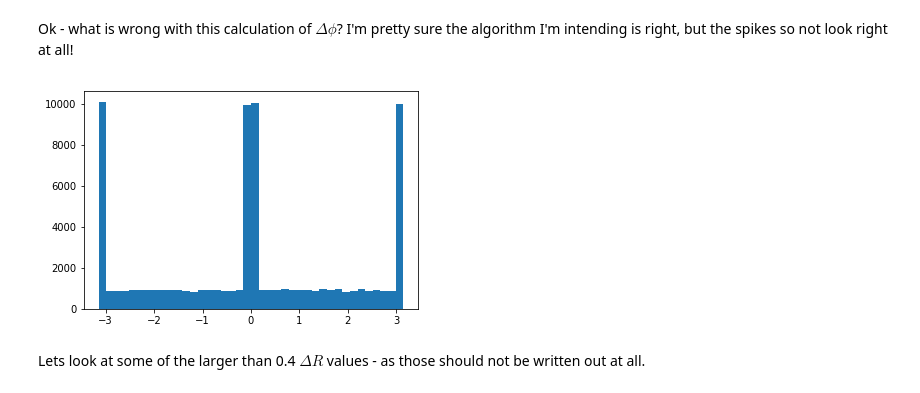
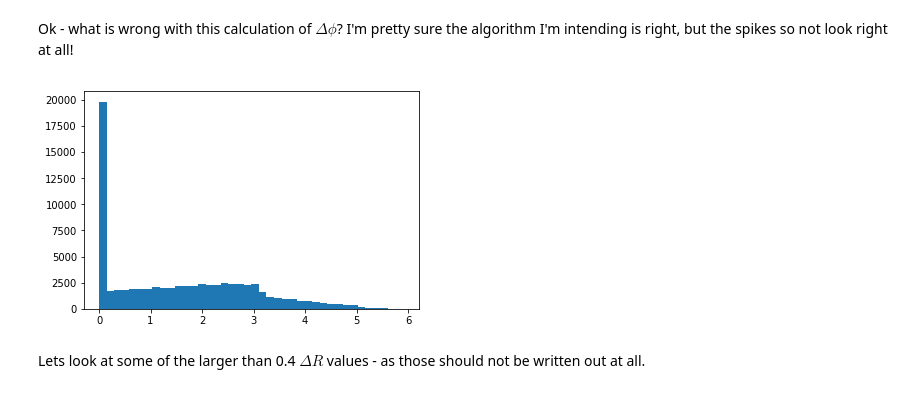
Before and after one commit to gordonwatts/calratio-perjet-training, a Jupyter notebook: notebooks/Input Variable Plots.ipynb, the cells around one changed output. Cells and saved outputs as stored; diff of their text form; code cells hidden in the pictures.

Commit message:
Fine tuning the debugging
The plots with eta in them are going to change. Soonish.

```diff
--- a/notebooks/Input Variable Plots.ipynb
+++ b/notebooks/Input Variable Plots.ipynb
@@ -165,6 +149,8 @@ In the $L_xy$ vs $\eta$ plots above, there is a significant number of particles
 Lx = m125_m55_ltlow.Lx[m125_m55_ltlow.IsLLP]
 Ly = m125_m55_ltlow.Ly[m125_m55_ltlow.IsLLP]
 Lz = m125_m55_ltlow.Lz[m125_m55_ltlow.IsLLP]
+Leta = m125_m55_ltlow.Leta[m125_m55_ltlow.IsLLP]
+Lphi = m125_m55_ltlow.Lphi[m125_m55_ltlow.IsLLP]
 
 plt.hist(Lz, bins=40)
 plt.title('m125_m55_ltlow')
@@ -194,17 +175,17 @@ L_eta = -0.5*np.log((1-L_cosTheta)/(1+L_cosTheta))
 # %% [markdown]
 Ok - what is wrong with this calculation of $\Delta\phi$? I'm pretty sure the algorithm I'm intending is right, but the spikes so not look right at all!
 # %%
-JL_D_eta = m125_m55_ltlow.JetEta[m125_m55_ltlow.IsLLP] - L_eta
-JL_D_phi = m125_m55_ltlow.JetPhi[m125_m55_ltlow.IsLLP] - L_phi
+JL_D_eta = m125_m55_ltlow.JetEta[m125_m55_ltlow.IsLLP] - Leta
+JL_D_phi = m125_m55_ltlow.JetPhi[m125_m55_ltlow.IsLLP] - Lphi
 while sum(JL_D_phi>=np.pi) > 0:
     JL_D_phi = JL_D_phi - (JL_D_phi>=np.pi)*2*np.pi
 while sum(JL_D_phi<-np.pi) > 0:
     JL_D_phi = JL_D_phi + (JL_D_phi<-np.pi)*2*np.pi
 JL_DeltaR = np.sqrt(np.square(JL_D_eta) + np.square(JL_D_phi))
-plt.hist(JL_D_phi, bins=40)
+plt.hist(JL_DeltaR, bins=40)
 plt.show()
 # %% [output]
-[figure, old version]
+[figure, new version]
 # %% [markdown]
 Lets look at some of the larger than 0.4 $\Delta R$ values - as those should not be written out at all.
 # %%
```
Also changed, not shown: parts of 5 cells of this notebook.
